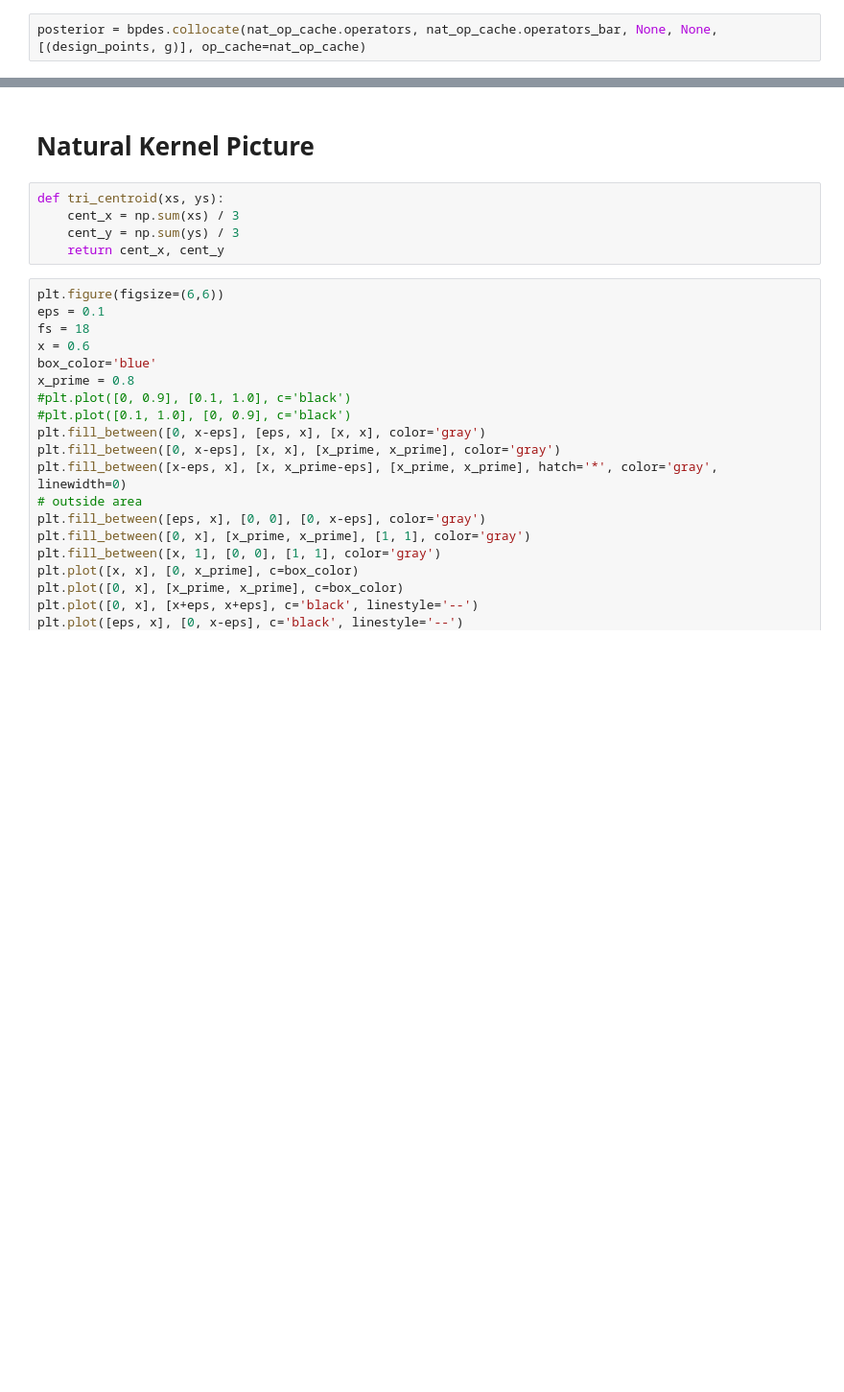
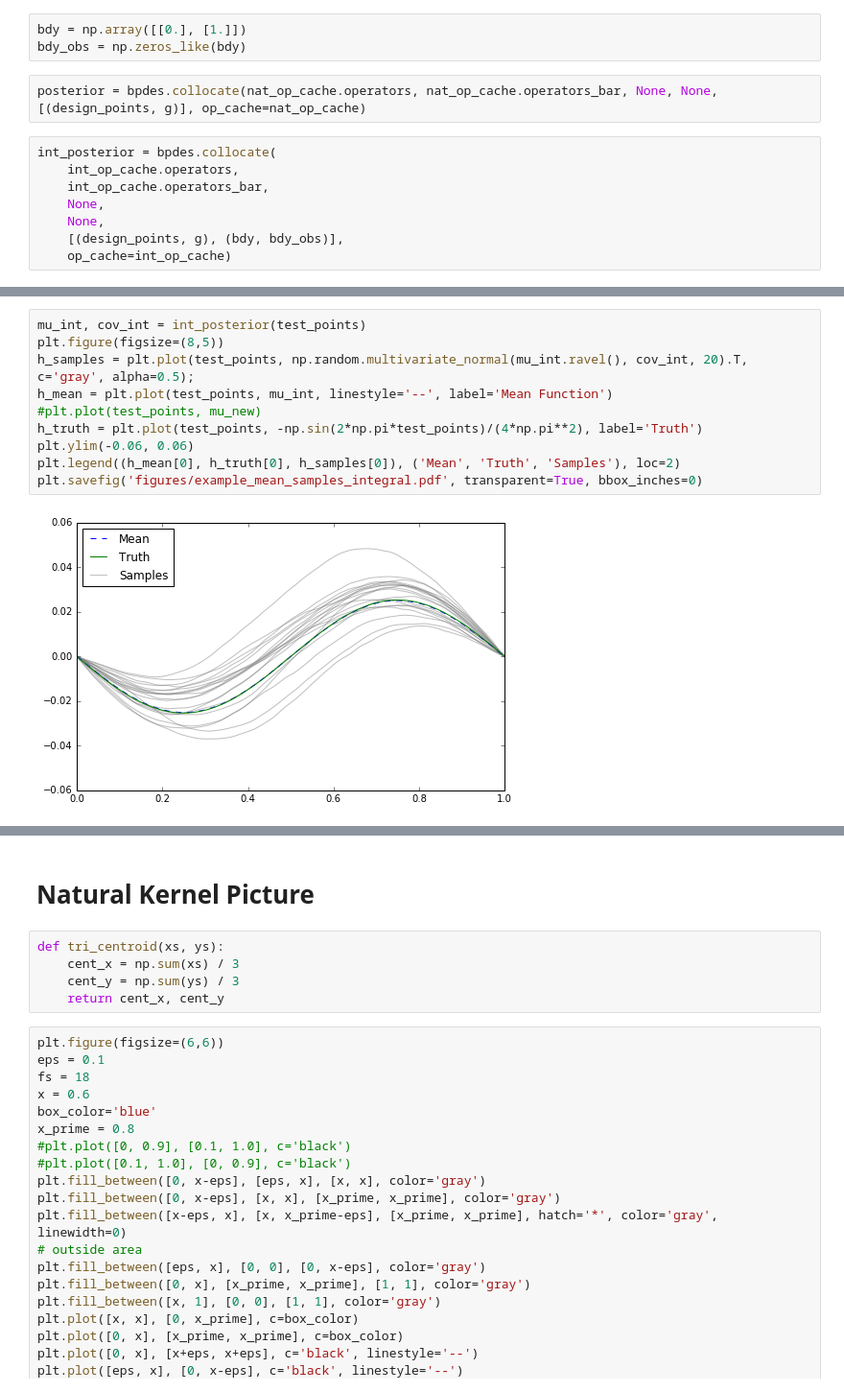
Before and after one commit to jcockayne/bayesian_pdes, a Jupyter notebook: notebooks/Running_Example.ipynb, the cells around one changed output, grey strips where cells are left out. Shown at 96% size. Cells and saved outputs as stored; diff of their text form; blank space fills up the shorter version.

```diff
--- a/notebooks/Running_Example.ipynb
+++ b/notebooks/Running_Example.ipynb
@@ -16,6 +23,17 @@ def rhs(x):
 
 design_points = np.linspace(0,1,n_pts+2)[1:-1, None]
 g = rhs(design_points)
+# %%
+bdy = np.array([[0.], [1.]])
+bdy_obs = np.zeros_like(bdy)
 # %%
 posterior = bpdes.collocate(nat_op_cache.operators, nat_op_cache.operators_bar, None, None, [(design_points, g)], op_cache=nat_op_cache)
+# %%
+int_posterior = bpdes.collocate(
+    int_op_cache.operators,
+    int_op_cache.operators_bar,
+    None,
+    None,
+    [(design_points, g), (bdy, bdy_obs)],
+    op_cache=int_op_cache)
 # %%
@@ -34,0 +57,12 @@ plt.savefig('example_mean_samples.pdf', transparent=True, bbox_inches=0)
+# %%
+mu_int, cov_int = int_posterior(test_points)
+plt.figure(figsize=(8,5))
+h_samples = plt.plot(test_points, np.random.multivariate_normal(mu_int.ravel(), cov_int, 20).T, c='gray', alpha=0.5);
+h_mean = plt.plot(test_points, mu_int, linestyle='--', label='Mean Function')
+#plt.plot(test_points, mu_new)
+h_truth = plt.plot(test_points, -np.sin(2*np.pi*test_points)/(4*np.pi**2), label='Truth')
+plt.ylim(-0.06, 0.06)
+plt.legend((h_mean[0], h_truth[0], h_samples[0]), ('Mean', 'Truth', 'Samples'), loc=2)
+plt.savefig('figures/example_mean_samples_integral.pdf', transparent=True, bbox_inches=0)
+# %% [output]
+[figure, added]
```
Also changed, not shown: parts of 27 cells of this notebook, 2 other files.
